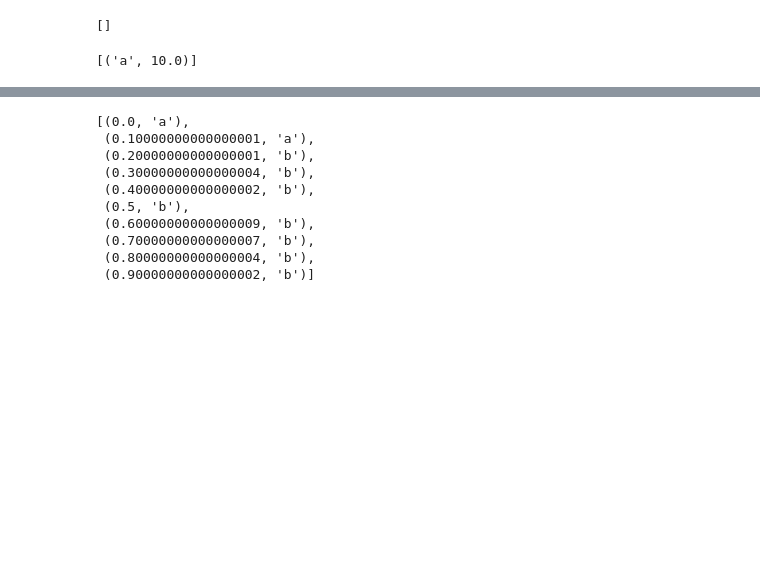
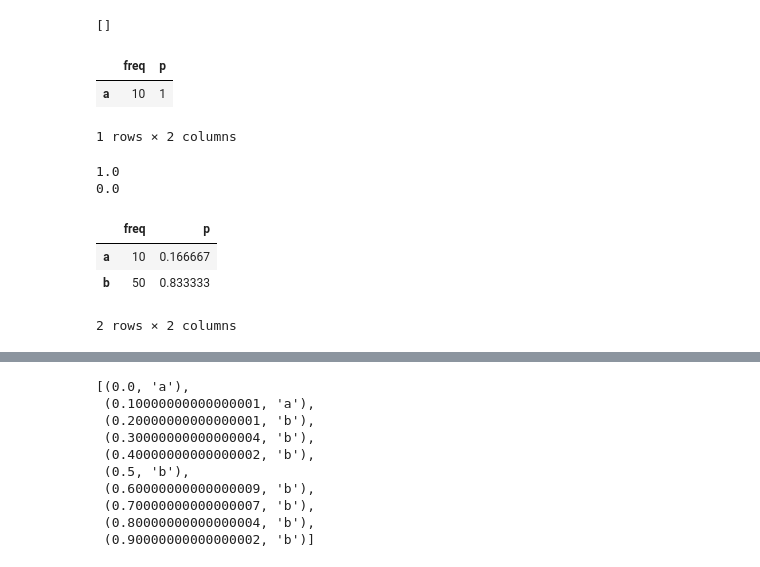
Before and after one commit to jordanlewis/sidedrive, a Jupyter notebook: babbler/pmf_scratch.ipynb, the cells around one changed output, grey strips where cells are left out. Cells and saved outputs as stored; diff of their text form; code cells hidden in the pictures; blank space fills up the shorter version.

```diff
--- a/babbler/pmf_scratch.ipynb
+++ b/babbler/pmf_scratch.ipynb
@@ -10,9 +11,25 @@ print pmf
 []
 # %%
 pmf.count('a', 10)
-print pmf
+pmf.frame()
 # %% [output]
+|  | freq | p |
+| a | 10 | 1 |
-[('a', 10.0)]
+1 rows × 2 columns
+# %%
+print pmf.get_p('a')
+print pmf.entropy()
+# %% [output]
+1.0
+0.0
+# %%
+pmf.count('b',50)
+pmf.frame()
+# %% [output]
+|  | freq | p |
+| a | 10 | 0.166667 |
+| b | 50 | 0.833333 |
+2 rows × 2 columns
 # %%
 pmf.get_p('a')
 # %% [output]
```
Also changed, not shown: parts of 8 cells of this notebook, 3 other files.
